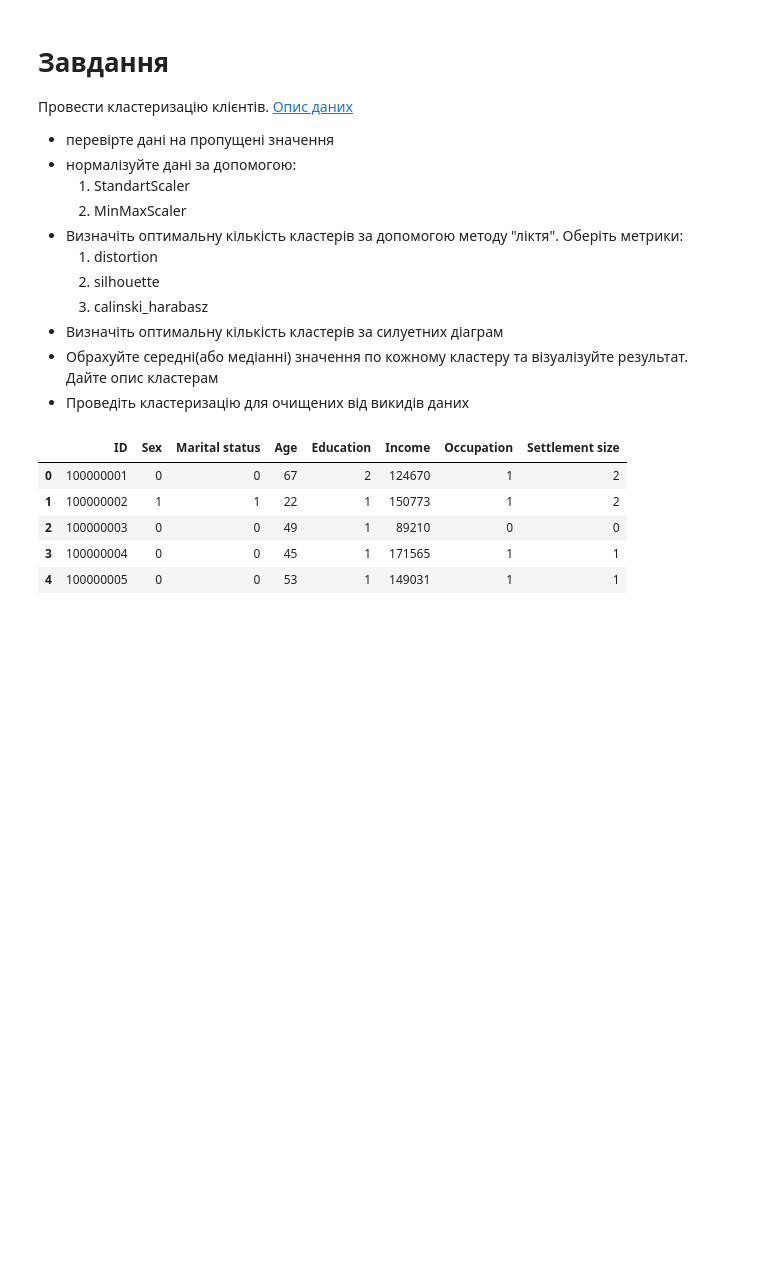
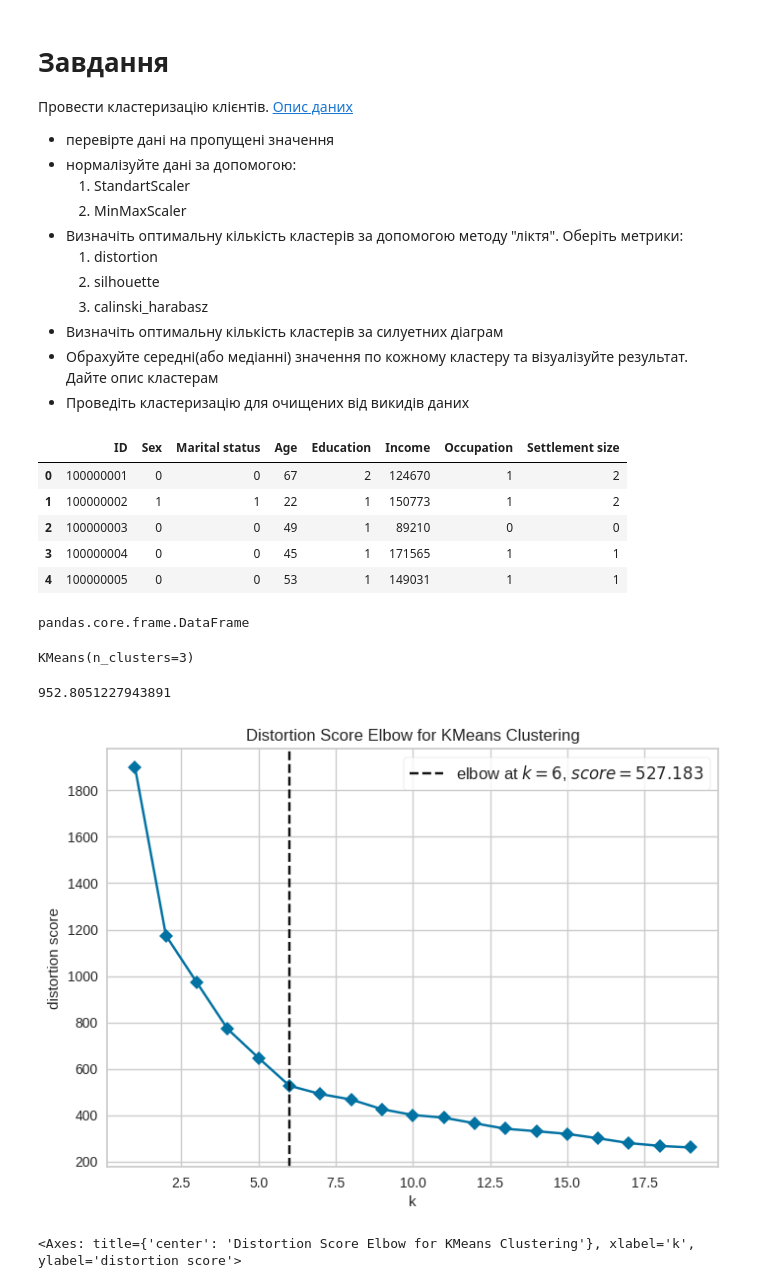
Before and after one commit to HromovAndrey/II_Homework_mood_7_part_1, a Jupyter notebook: ДЗ_22.ipynb, the cells around one changed output. Drawn from its saved outputs; the diff is of its cells as text; code cells hidden in the pictures; blank space fills up the shorter version.

```diff
--- a/ДЗ_22.ipynb
+++ b/ДЗ_22.ipynb
@@ -29,3 +29,26 @@ df.head()
 | 2 | 100000003 | 0 | 0 | 49 | 1 | 89210 | 0 | 0 |
 | 3 | 100000004 | 0 | 0 | 45 | 1 | 171565 | 1 | 1 |
 | 4 | 100000005 | 0 | 0 | 53 | 1 | 149031 | 1 | 1 |
+# %%
+from sklearn.preprocessing import MinMaxScaler, StandardScaler
+
+scaler = MinMaxScaler()
+scaler.set_output(transform='pandas')
+
+data = scaler.fit_transform(df)
+# %%
+type(data)
+# %% [output]
+pandas.core.frame.DataFrame
+# %%
+from sklearn.cluster import KMeans
+
+kmeans = KMeans(3)
+
+kmeans.fit(data)
+# %% [output]
+KMeans(n_clusters=3)
+# %%
+kmeans.inertia_
+# %% [output]
+952.8051227943891
@@ -31,0 +57,16 @@ df.head()
+# %%
+from yellowbrick.cluster import KElbowVisualizer
+
+model = KMeans(n_init='auto', random_state=42)
+visualizer = KElbowVisualizer(model,
+                              k=(1, 20),
+                              timings=False,
+                              metric='distortion', # distortion, silhouette, calinski_harabasz
+                              distance_metric='euclidean'
+                              )
+
+visualizer.fit(data)
+visualizer.show()
+# %% [output]
+[figure, added]
+<Axes: title={'center': 'Distortion Score Elbow for KMeans Clustering'}, xlabel='k', ylabel='distortion score'>
```
Also changed, not shown: parts of 13 cells of this notebook.
